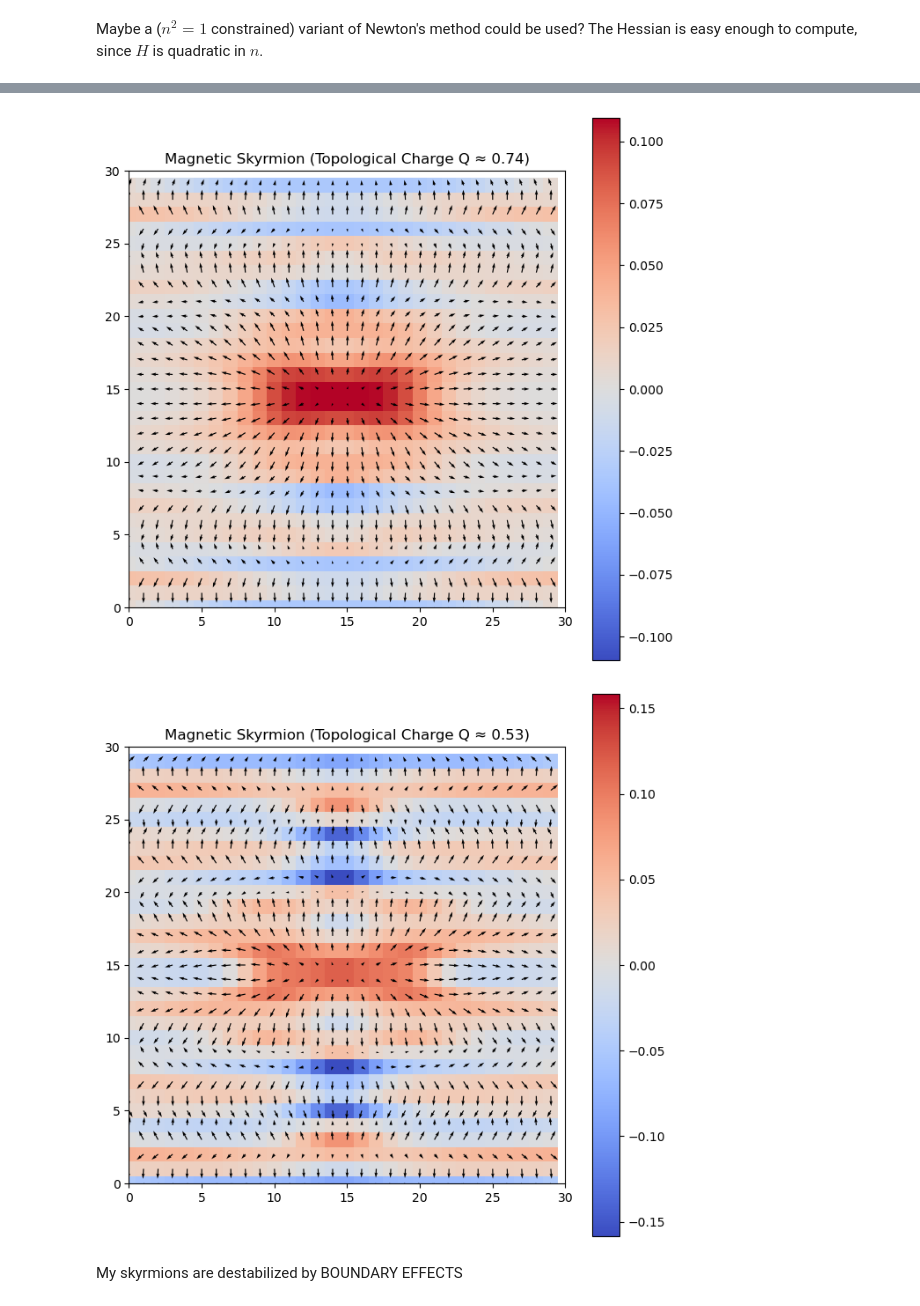
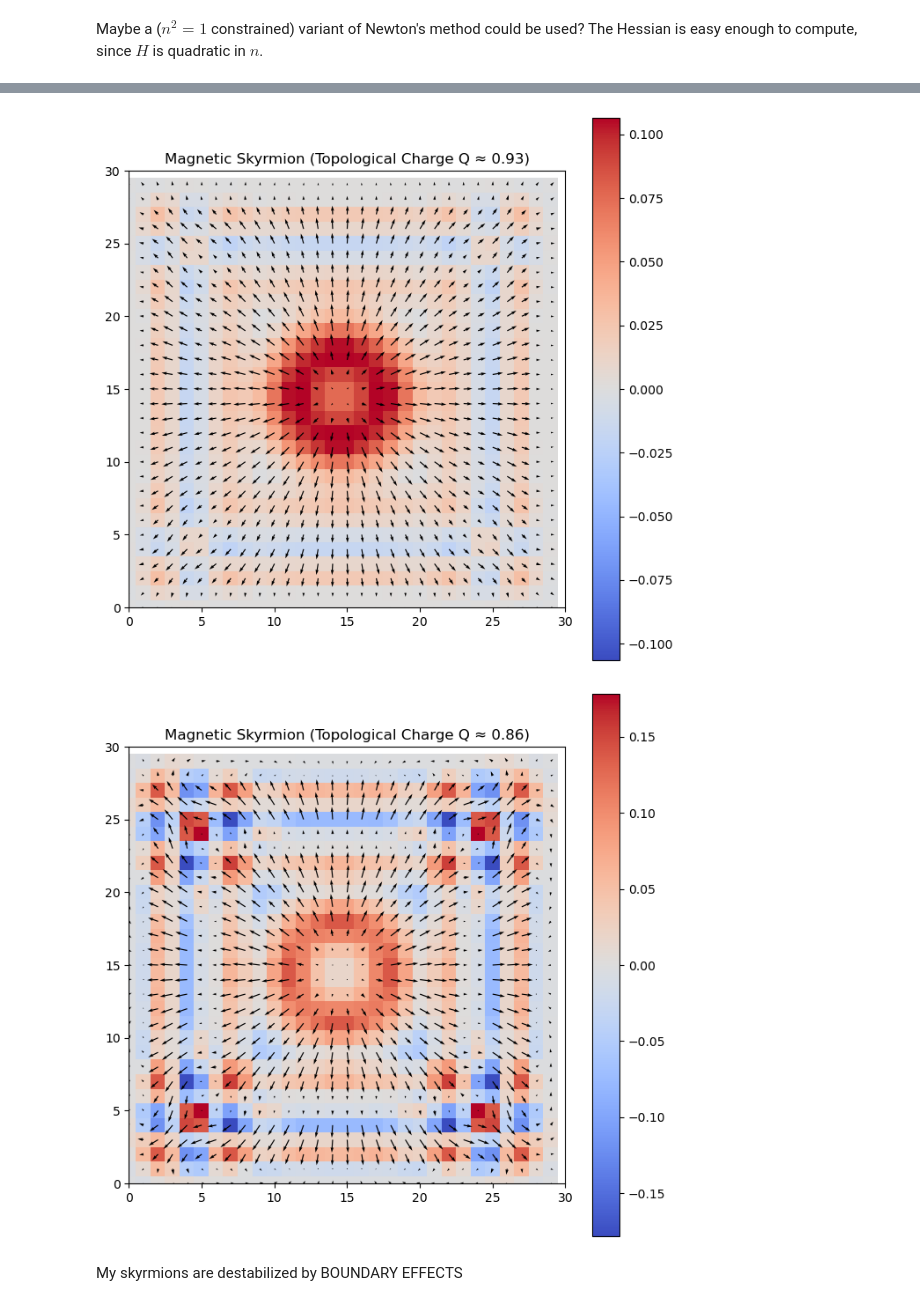
Before and after one commit to jan-chelmecki/skyrmion-tunnelling, a Jupyter notebook: instanton.ipynb, the cells around one changed output, grey strips where cells are left out. Cells and saved outputs as stored; diff of their text form; code cells hidden in the pictures.

```diff
--- a/instanton.ipynb
+++ b/instanton.ipynb
@@ -235,7 +259,7 @@ b_vals = np.linspace(1.0,9,15)
 H_vals = []
 for b in b_vals:
     n = skyrmion_ansatz(b, nx, ny)
-    E = H_vect(n,J1,J2,J3,K,B)
+    E = H_vect(n,J1,J2,J3,K,B,boundary)
     H_vals.append(E)
 #end
 
@@ -255,7 +279,7 @@ b_vals = np.linspace(1.0,5,12)
 H_vals = []
 for b in b_vals:
     n = skyrmion_ansatz(b, nx, ny)
-    E = H_vect(n,J1,J2,J3,K,B)
+    E = H_vect(n,J1,J2,J3,K,B,boundary)
     H_vals.append(E)
 #end
 b_vals[np.argmin(H_vals)]
@@ -276,11 +300,11 @@ so that $n \dot{n} = 0$.
 # %% [markdown]
 Maybe a ($n^2=1$ constrained) variant of Newton's method could be used? The Hessian is easy enough to compute, since $H$ is quadratic in $n$.
 # %%
-def relax(n_init, nx, ny, J1, J2, J3, K, B, dt, N_steps):
+def relax(n_init, nx, ny, J1, J2, J3, K, B, dt, N_steps, boundary):
     """
     Gradient descent on H
     """
-    def F(n,nx,ny,J1,J2,J3,K,B):
+    def F(n,nx,ny,J1,J2,J3,K,B,boundary):
         g = np.zeros_like(n) # MINUS the gradient of H
         for i in range(nx):
             for j in range(ny):
@@ -290,17 +314,35 @@ def relax(n_init, nx, ny, J1, J2, J3, K, B, dt, N_steps):
                 g[:,i,j] += 2*K*n[:,i,j]
 
                 for (k,l) in [(i+1,j),(i,j+1)]:
-                    k = k%nx; l = j%ny; # periodic BCs
+                    if boundary == "periodic":
+                        k = k%nx; l = j%ny; # periodic BCs
+                    else: #free BCs
+                        if (k>=nx) or (l>=ny) or (k<0) or (l<0):
+                            continue
+                        #endif
+                    #endif
                     g[:,i,j] += J1* n[:,k,l]
                     g[:,k,l] += J1* n[:,i,j]
 
                 for (k,l) in [(i+1,j+1),(i+1,j-1)]:
-                    k = k%nx; l = j%ny; # periodic BCs
+                    if boundary == "periodic":
+                        k = k%nx; l = j%ny; # periodic BCs
+                    else: #free BCs
+                        if (k>=nx) or (l>=ny) or (k<0) or (l<0):
+                            continue
+                        #endif
+                    #endif
                     g[:,i,j] += J2* n[:,k,l]
                     g[:,k,l] += J2* n[:,i,j]
 
                 for (k,l) in [(i+2,j),(i,j+2)]:
-                    k = k%nx; l = j%ny; # periodic BCs
+                    if boundary == "periodic":
+                        k = k%nx; l = j%ny; # periodic BCs
+                    else: #free BCs
+                        if (k>=nx) or (l>=ny) or (k<0) or (l<0):
+                            continue
+                        #endif
+                    #endif
                     g[:,i,j] += J3* n[:,k,l]
                     g[:,k,l] += J3* n[:,i,j]
             #end
@@ -318,13 +360,13 @@ def relax(n_init, nx, ny, J1, J2, J3, K, B, dt, N_steps):
     H_vals = np.zeros(N_steps)
     n = n_init
     for i in range(N_steps):
-        k1 = F(n, nx, ny, J1, J2, J3, K, B)
+        k1 = F(n, nx, ny, J1, J2, J3, K, B,boundary)
         #adaptive time step
         #maxf = np.max(np.abs(k1))
         #dt = 5E-2/ maxf
         #print("dt = ", dt)
         n += k1*dt
-        H_vals[i] = H_vect(n,J1,J2,J3,K,B)
+        H_vals[i] = H_vect(n,J1,J2,J3,K,B,boundary)
         if i%100 ==0:
             print("step",i)
             show(n)
@@ -332,14 +374,14 @@ def relax(n_init, nx, ny, J1, J2, J3, K, B, dt, N_steps):
     return n
 #end
 
-def skyrmion_minimum(nx, ny, J1, J2, J3, K, B, dt=0.05, N_steps=50):
+def skyrmion_minimum(nx, ny, J1, J2, J3, K, B, dt=0.05, N_steps=50, boundary="free"):
 
     #see what kind of skyrmion has optimal size
     b_vals = np.linspace(1.0,5,12)
     H_vals = []
     for b in b_vals:
         n = skyrmion_ansatz(b, nx, ny)
-        E = H_vect(n,J1,J2,J3,K,B)
+        E = H_vect(n,J1,J2,J3,K,B,boundary)
         H_vals.append(E)
     #end
     b = b_vals[np.argmin(H_vals)]
@@ -347,7 +389,7 @@ def skyrmion_minimum(nx, ny, J1, J2, J3, K, B, dt=0.05, N_steps=50):
         b = 10.0
     print("staring from a hedgehog of size ", b)
 
-    return relax(skyrmion_ansatz(b,nx,ny),nx,ny,J1,J2,J3,K,B,dt,N_steps)
+    return relax(skyrmion_ansatz(b,nx,ny),nx,ny,J1,J2,J3,K,B,dt,N_steps,boundary)
 
 
 n_Sk = skyrmion_minimum(nx,ny,J1,J2,J3,K,B,dt=0.05,N_steps=500)
@@ -364,5 +406,5 @@ step 400
-[figure, old version]
+[figure, new version]
-[figure, old version]
+[figure, new version]
 # %% [markdown]
 My skyrmions are destabilized by BOUNDARY EFFECTS
 # %%
```
Also changed, not shown: parts of 9 cells of this notebook.
